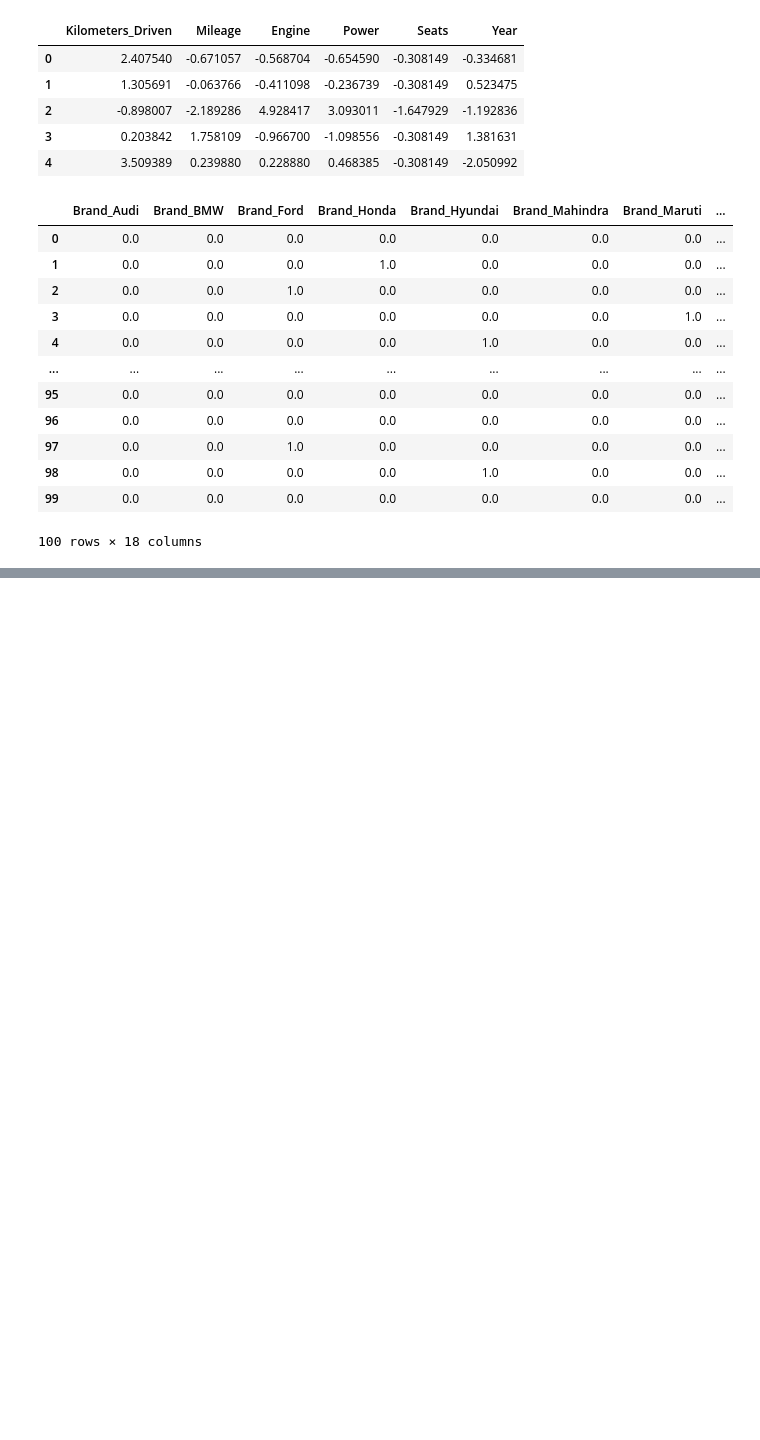
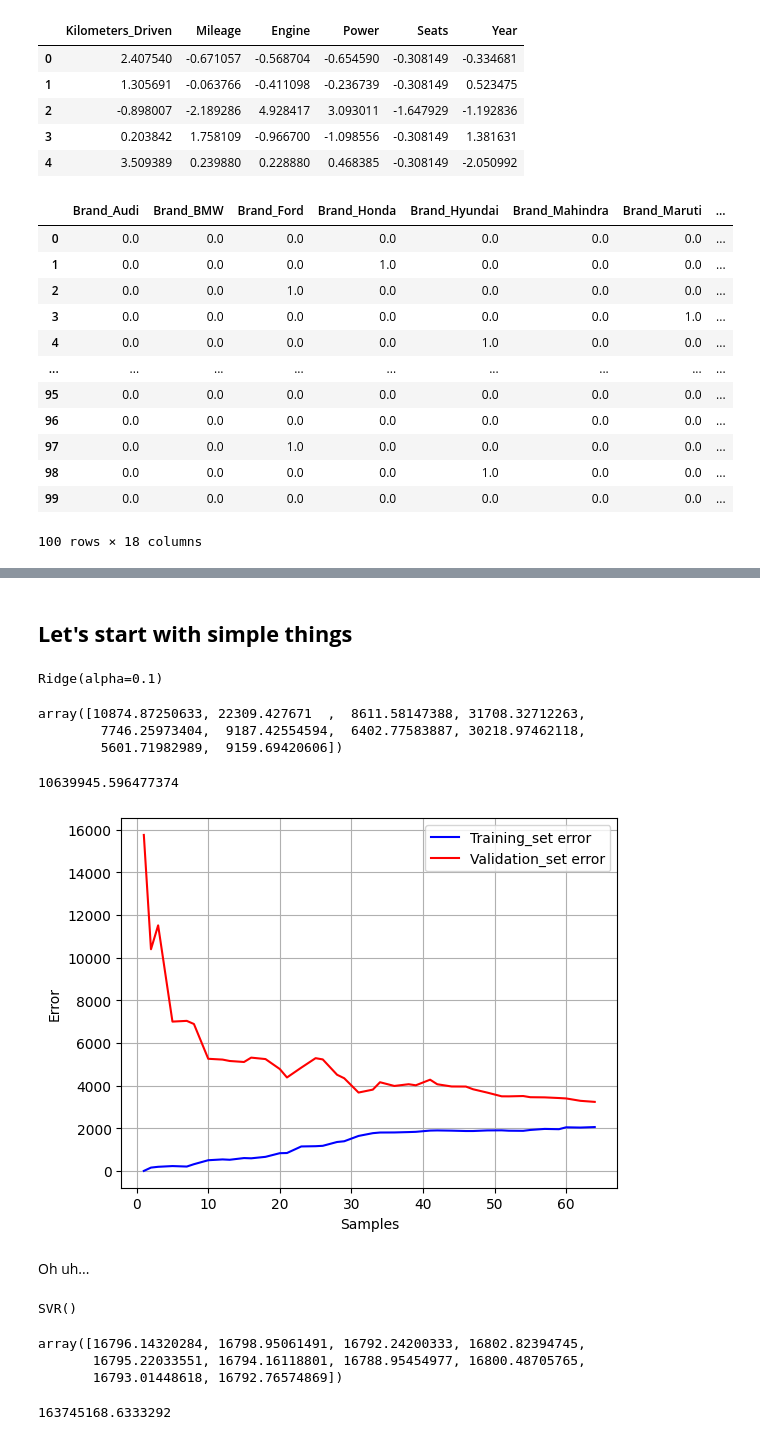
Before and after one commit to Venchislaw/PracticalAI, a Jupyter notebook: Machine Learning/Kaggle/From Datasets/CarPrice/UsedCarPrice.ipynb, the cells around one changed output, grey strips where cells are left out. Cells and saved outputs as stored; diff of their text form; code cells hidden in the pictures; blank space fills up the shorter version.

```diff
--- a/Machine Learning/Kaggle/From Datasets/CarPrice/UsedCarPrice.ipynb
+++ b/Machine Learning/Kaggle/From Datasets/CarPrice/UsedCarPrice.ipynb
@@ -146,0 +160,2 @@ cat_transformed
+# %%
+y = df['Price']
@@ -146,0 +164,4 @@ cat_transformed
+# %%
+X_train, X_test, y_train, y_test = train_test_split(X, y, train_size=0.8)
+# %% [markdown]
+## **Let's start with simple things**
@@ -146,0 +172,16 @@ cat_transformed
+# %%
+linear_model = Ridge(alpha=0.1)
+linear_model.fit(X_train, y_train)
+# %% [output]
+Ridge(alpha=0.1)
+# %%
+y_train_pred = cross_val_predict(linear_model, X_train, y_train, cv=3)
+y_train_pred[:10]
+# %% [output]
+array([10874.87250633, 22309.427671  ,  8611.58147388, 31708.32712263,
+        7746.25973404,  9187.42554594,  6402.77583887, 30218.97462118,
+        5601.71982989,  9159.69420606])
+# %%
+mean_squared_error(y_train, y_train_pred)
+# %% [output]
+10639945.596477374
@@ -146,0 +190,20 @@ cat_transformed
+# %%
+train_size, train_scores, valid_scores = learning_curve(
+    linear_model, X_train, y_train, train_sizes=np.linspace(0.01, 1.0, 40), cv=5,
+    scoring='neg_root_mean_squared_error'
+)
+
+train_errs = -train_scores.mean(axis=1)
+val_errs = -valid_scores.mean(axis=1)
+# %%
+plt.plot(train_size, train_errs, color='blue', label='Training_set error')
+plt.plot(train_size, val_errs, color='red', label='Validation_set error')
+plt.grid()
+plt.legend()
+plt.xlabel('Samples')
+plt.ylabel('Error')
+plt.show();
+# %% [output]
+[figure, added]
+# %% [markdown]
+Oh uh...
@@ -146,0 +212,16 @@ cat_transformed
+# %%
+svr = SVR()
+svr.fit(X_train, y_train)
+# %% [output]
+SVR()
+# %%
+y_train_pred = cross_val_predict(svr, X_train, y_train, cv=3)
+y_train_pred[:10]
+# %% [output]
+array([16796.14320284, 16798.95061491, 16792.24200333, 16802.82394745,
+       16795.22033551, 16794.16118801, 16788.95454977, 16800.48705765,
+       16793.01448618, 16792.76574869])
+# %%
+mean_squared_error(y_train, y_train_pred)
+# %% [output]
+163745168.6333292
```
Also changed, not shown: parts of 25 cells of this notebook.
